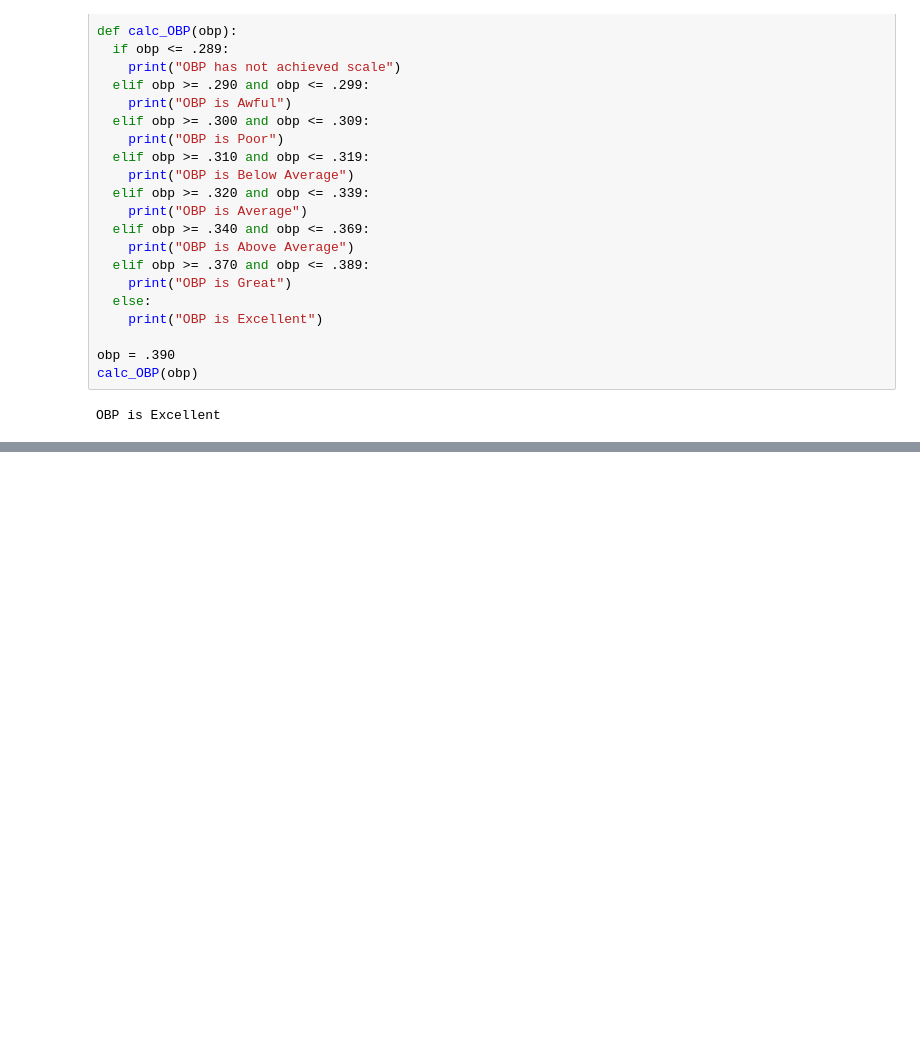
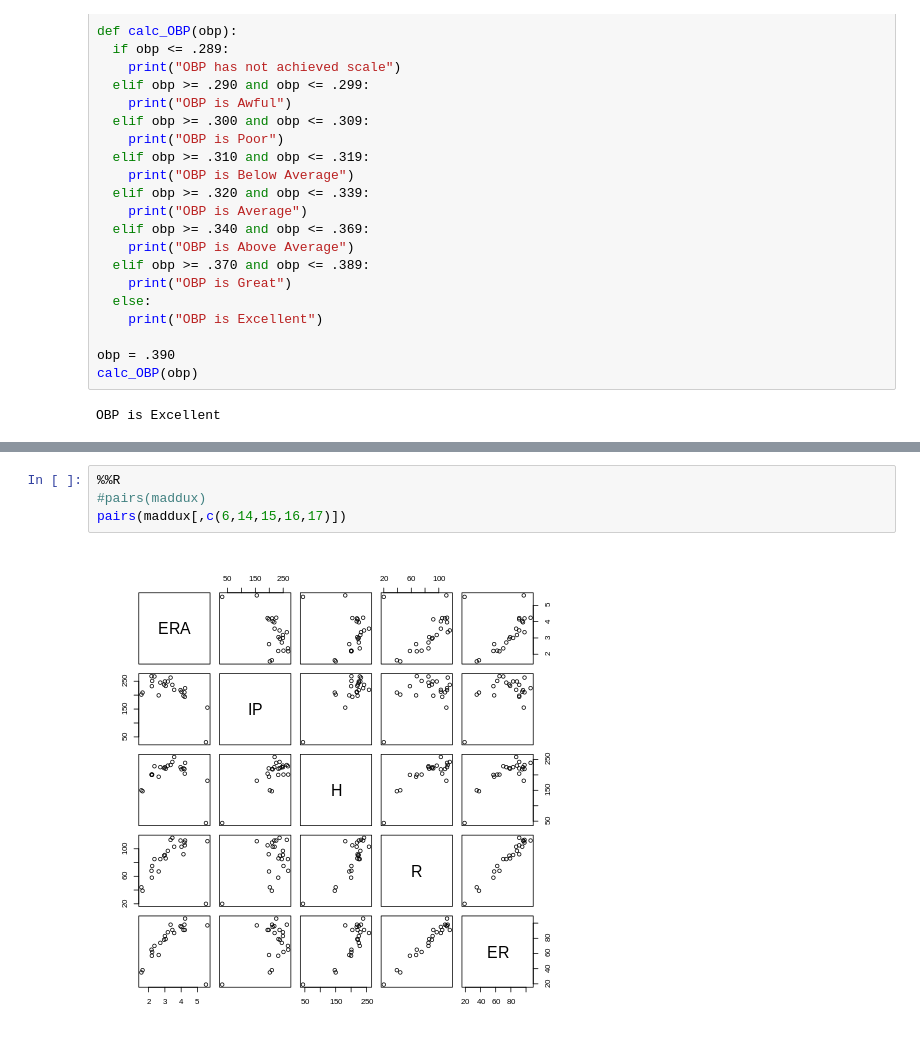
Before and after one commit to JScottLopez/Softball, a Jupyter notebook: Softball.ipynb, the cells around one changed output, grey strips where cells are left out. Cells and saved outputs as stored; diff of their text form; blank space fills up the shorter version.

```diff
--- a/Softball.ipynb
+++ b/Softball.ipynb
@@ -38,0 +69,6 @@ OBP is Excellent
+# %%
+%%R
+#pairs(maddux)
+pairs(maddux[,c(6,14,15,16,17)])
+# %% [output]
+[figure, added]
```
Also changed, not shown: parts of 7 cells of this notebook.
